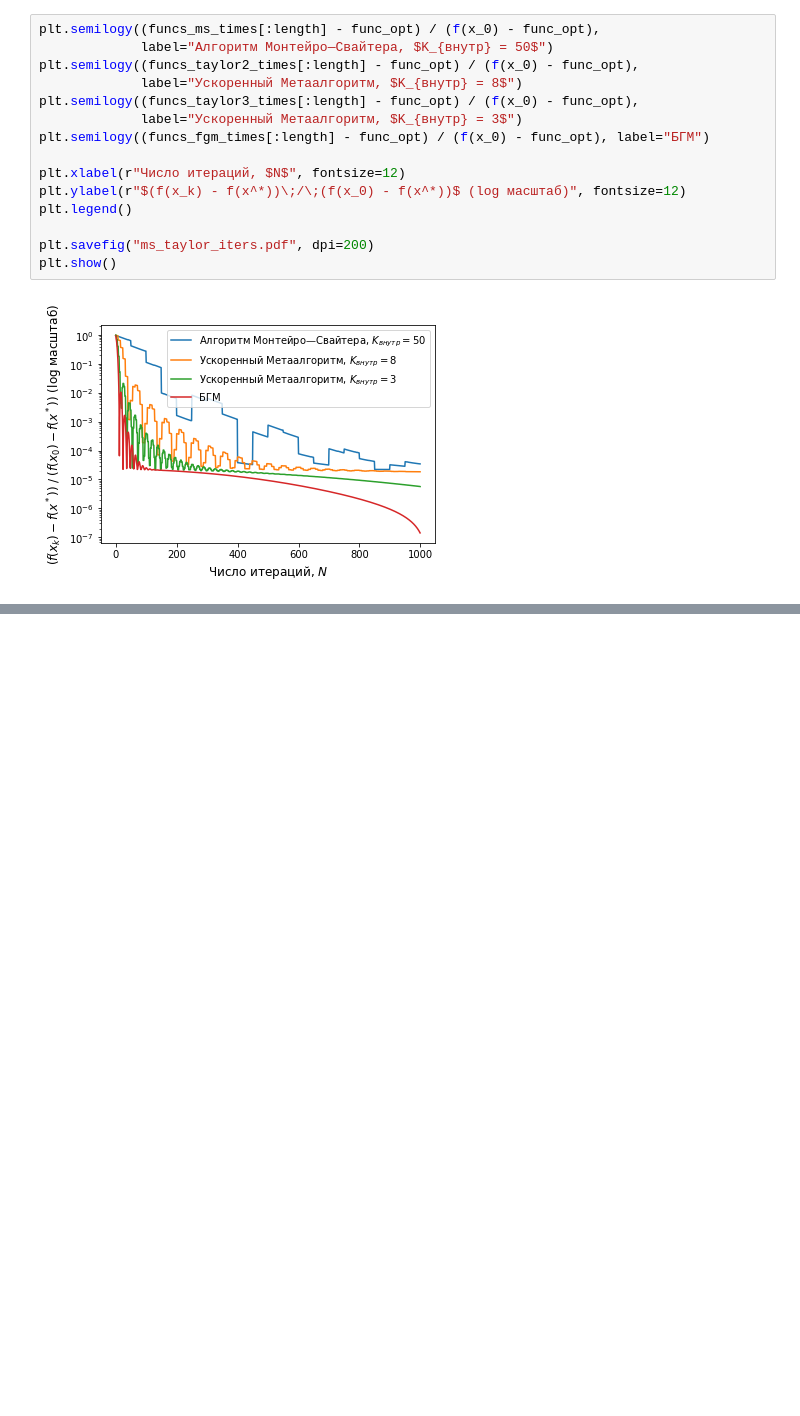
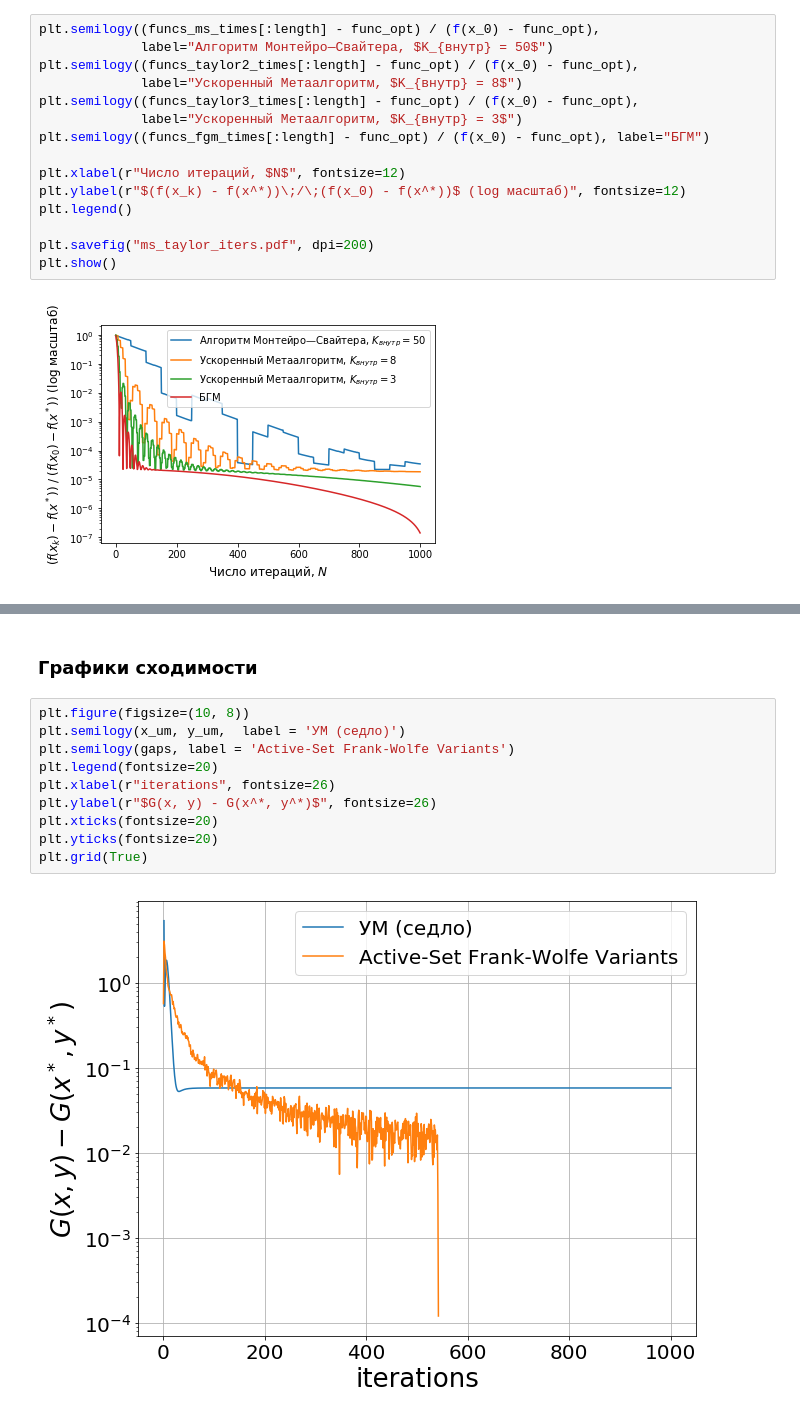
Before and after one commit to VladislavTominin/optimization_project3, a Jupyter notebook: meta-algorithm-vs-ms.ipynb, the cells around one changed output, grey strips where cells are left out. Drawn from its saved outputs; the diff is of its cells as text; blank space fills up the shorter version.

```diff
--- a/meta-algorithm-vs-ms.ipynb
+++ b/meta-algorithm-vs-ms.ipynb
@@ -792,0 +1044,14 @@ plt.show()
+# %% [markdown]
+### Графики сходимости
+# %%
+plt.figure(figsize=(10, 8))
+plt.semilogy(x_um, y_um,  label = 'УМ (седло)')
+plt.semilogy(gaps, label = 'Active-Set Frank-Wolfe Variants')
+plt.legend(fontsize=20)
+plt.xlabel(r"iterations", fontsize=26)
+plt.ylabel(r"$G(x, y) - G(x^*, y^*)$", fontsize=26)
+plt.xticks(fontsize=20)
+plt.yticks(fontsize=20)
+plt.grid(True)
+# %% [output]
+[figure, added]
```
Also changed, not shown: parts of 10 cells of this notebook.
